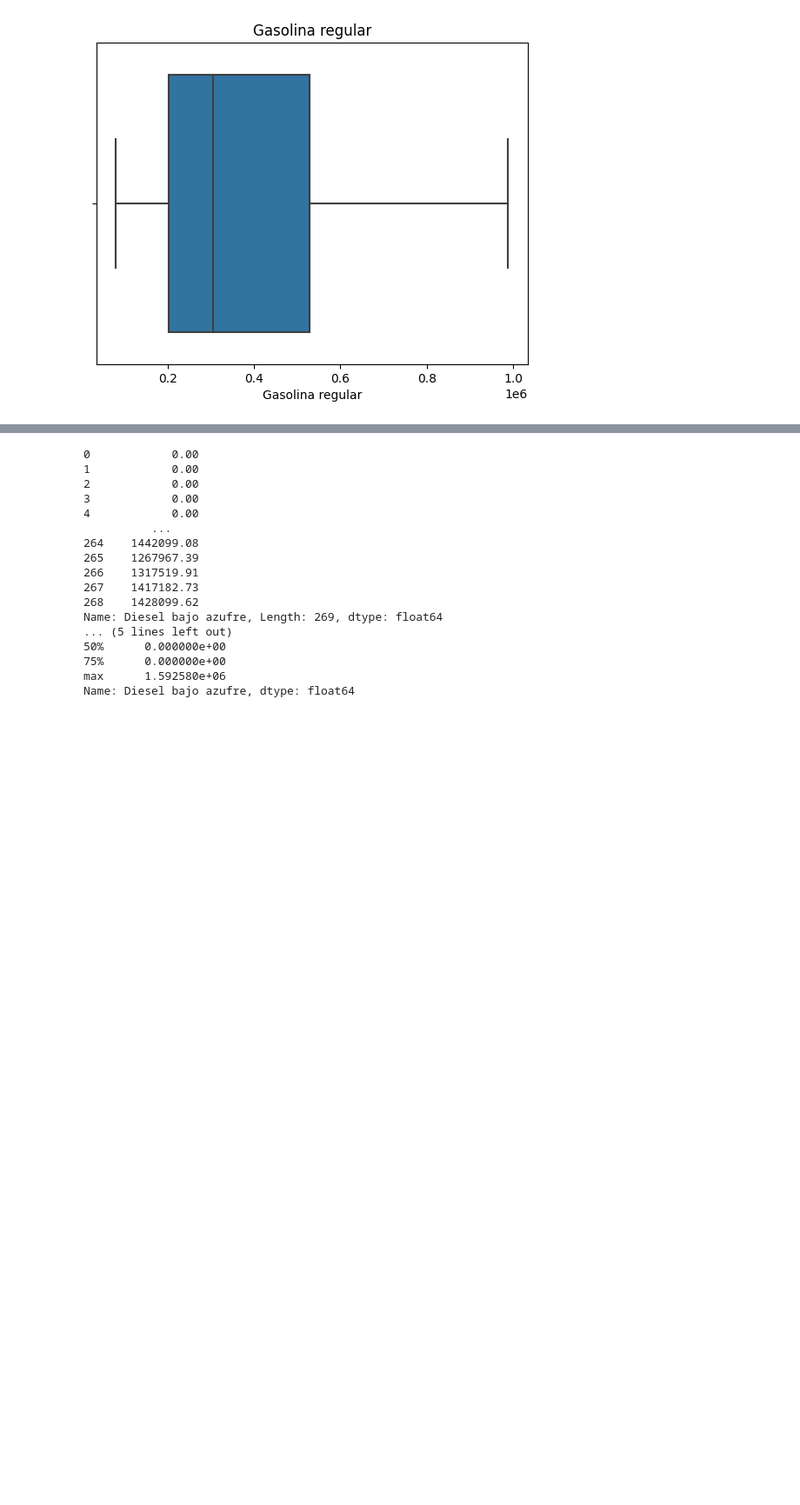
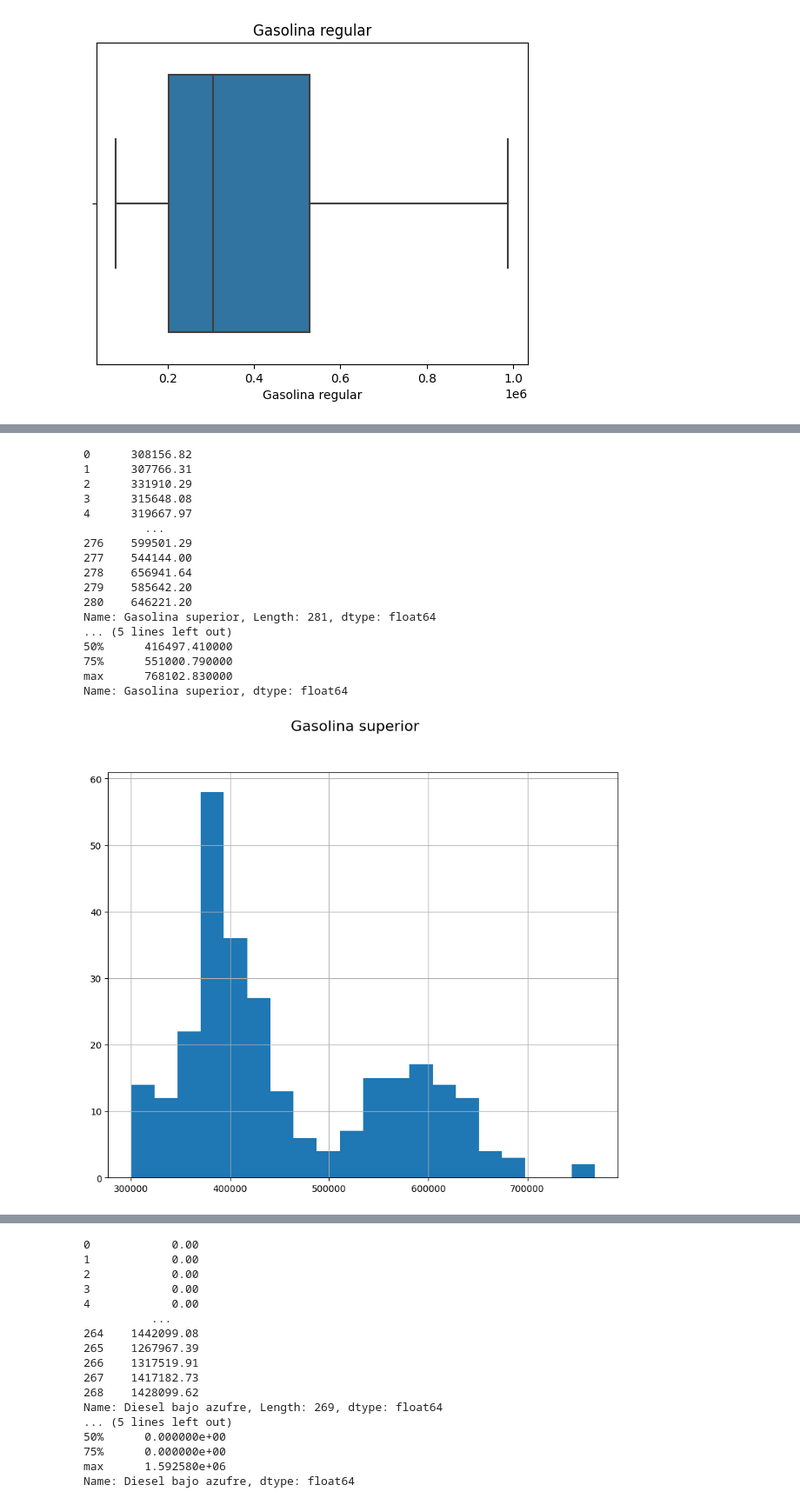
Before and after one commit to Javier19-cmd/Lab2-Data, a Jupyter notebook: Lab2.ipynb, the cells around one changed output, grey strips where cells are left out. Shown at 87% size. Saved outputs shown, nothing was run; the diff lists cells and outputs as text; code cells hidden in the pictures; blank space fills up the shorter version.

```diff
--- a/Lab2.ipynb
+++ b/Lab2.ipynb
@@ -170,3 +258,37 @@ max      1.227174e+06
 Name: Gasolina superior, dtype: float64
 [figure]
 [figure]
+# %%
+# Gasolina superior.
+print(df2["Gasolina superior"])
+
+print(df2["Gasolina superior"].describe())
+
+# Histogramas de todas las columnas numéricas
+df2["Gasolina superior"].hist(bins=20, figsize=(10, 8))
+plt.suptitle('Gasolina superior', fontsize=16)
+plt.show()
+
+# Haciendo un boxplot de la columna.
+sns.boxplot(x='Gasolina superior', data=df2)
+plt.title('Gasolina superior')
+plt.show()
+# %% [output]
+0      308156.82
+1      307766.31
+2      331910.29
+3      315648.08
+4      319667.97
+         ...
+276    599501.29
+277    544144.00
+278    656941.64
+279    585642.20
+280    646221.20
+Name: Gasolina superior, Length: 281, dtype: float64
+... (5 lines left out)
+50%      416497.410000
+75%      551000.790000
+max      768102.830000
+Name: Gasolina superior, dtype: float64
+[figure, added]
```
Also changed, not shown: parts of 38 cells of this notebook, 4 other files.
